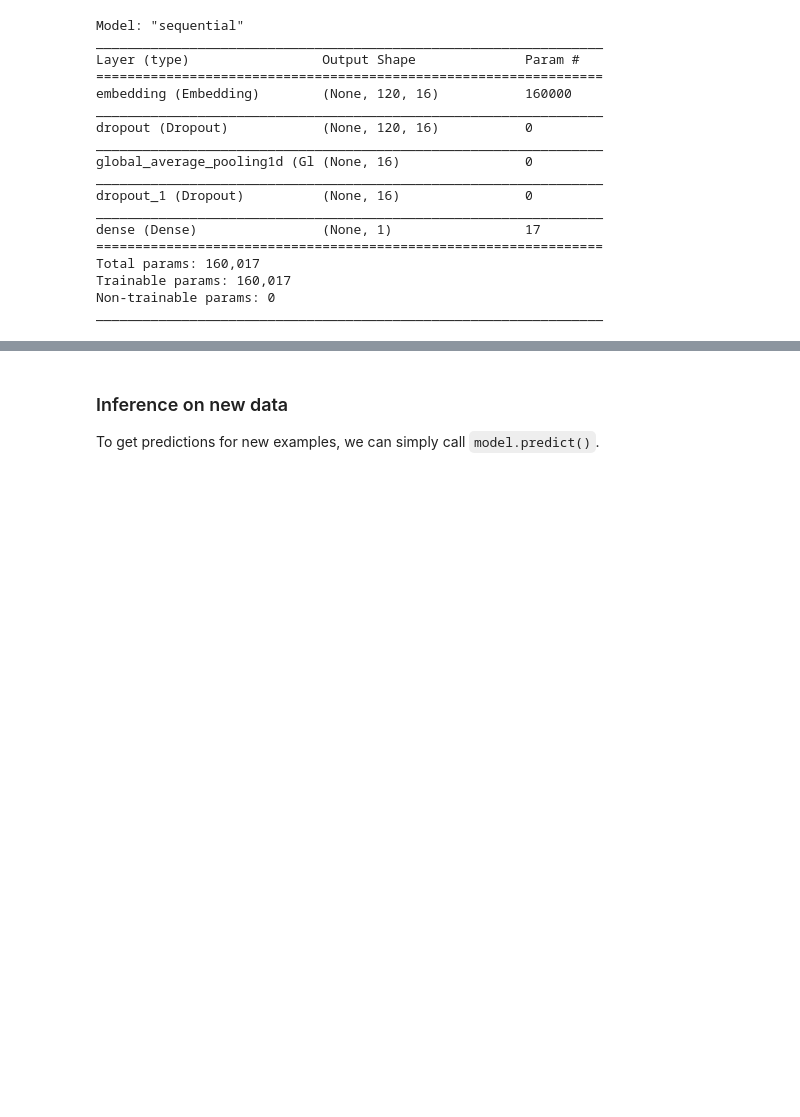
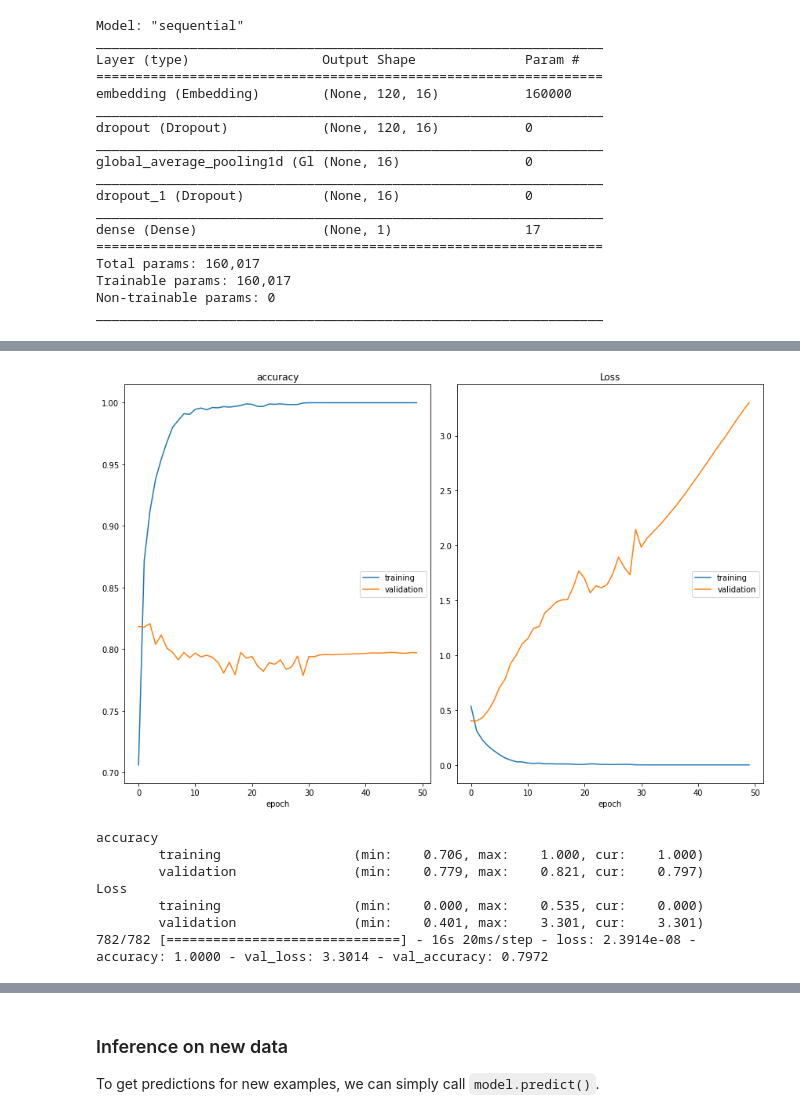
Before and after one commit to tgrv/Sentiment_Analysis_IMDB, a Jupyter notebook: sentiment_analysis_imdb.ipynb, the cells around one changed output, grey strips where cells are left out. Cells and saved outputs as stored; diff of their text form; code cells hidden in the pictures; blank space fills up the shorter version.

```diff
--- a/sentiment_analysis_imdb.ipynb
+++ b/sentiment_analysis_imdb.ipynb
@@ -219,0 +228,9 @@ plt.show()
+# %%
+model_gru = tf.keras.Sequential([
+    tf.keras.layers.Embedding(vocab_size, embedding_dim, input_length=max_length),
+    tf.keras.layers.Bidirectional(tf.keras.layers.GRU(32)),
+    tf.keras.layers.Dense(6, activation='relu'),
+    tf.keras.layers.Dense(1, activation='sigmoid')
+])
+model_gru.compile(loss='binary_crossentropy',optimizer='adam',metrics=['accuracy'])
+model_gru.summary()
@@ -219,0 +254,11 @@ plt.show()
+# %%
+history_gru = model_gru.fit(training_sequence, training_labels_final, epochs=num_epochs, validation_data=(testing_sequence, testing_labels_final), callbacks=[PlotLossesKerasTF()])
+# %% [output]
+[figure, added]
+accuracy
+        training                 (min:    0.706, max:    1.000, cur:    1.000)
+        validation               (min:    0.779, max:    0.821, cur:    0.797)
+Loss
+        training                 (min:    0.000, max:    0.535, cur:    0.000)
+        validation               (min:    0.401, max:    3.301, cur:    3.301)
+782/782 [==============================] - 16s 20ms/step - loss: 2.3914e-08 - accuracy: 1.0000 - val_loss: 3.3014 - val_accuracy: 0.7972
```
Also changed, not shown: parts of 36 cells of this notebook, 6 other files.
